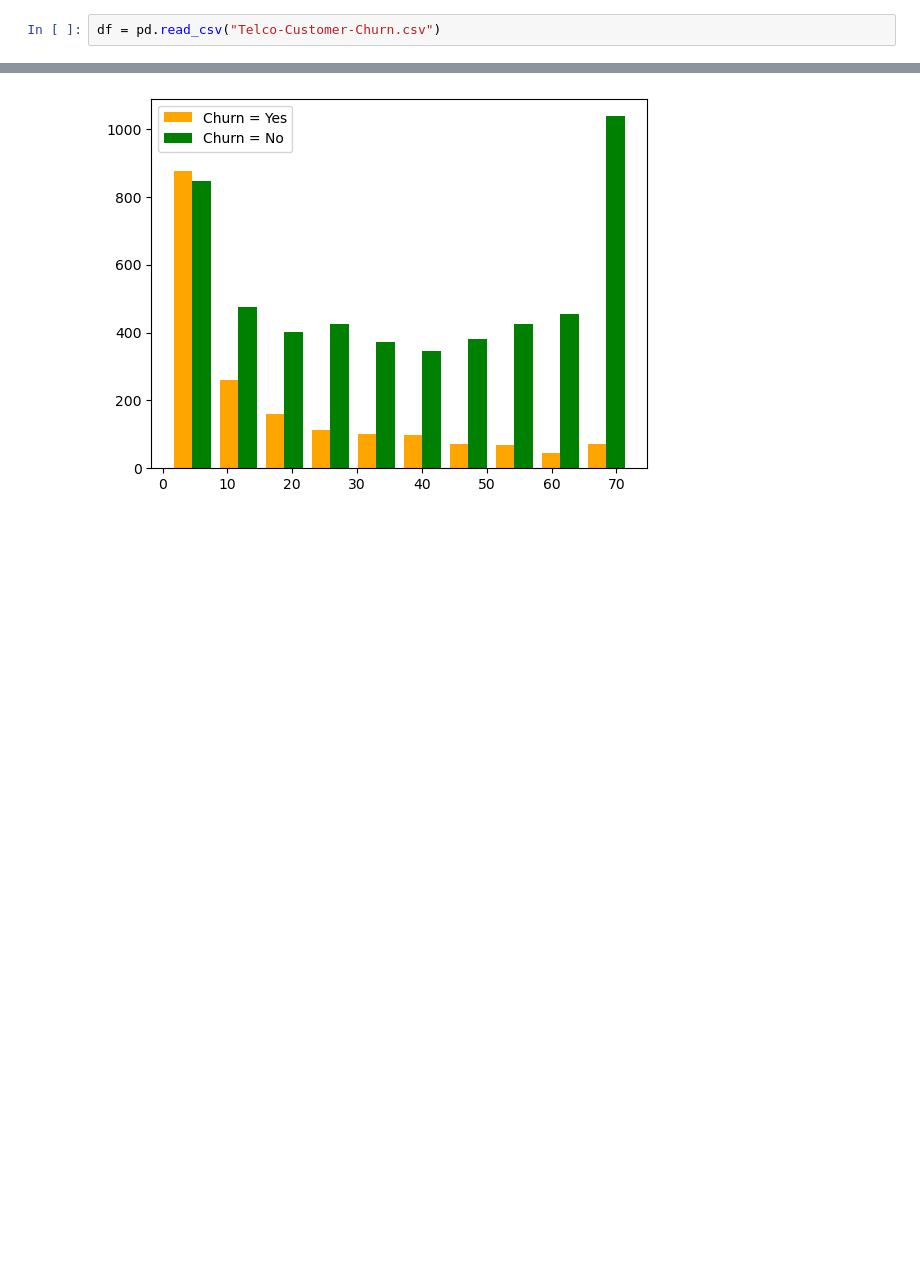
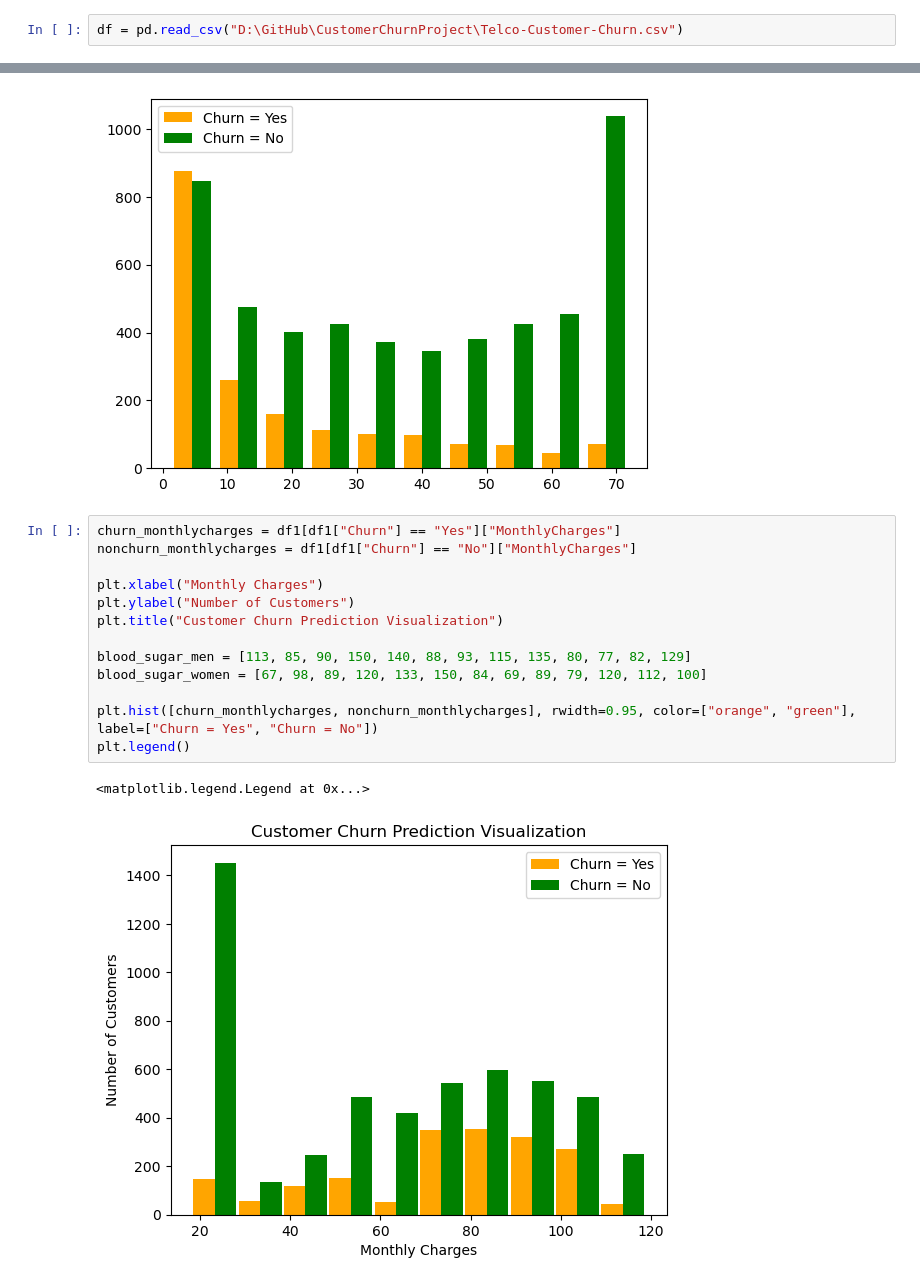
Before and after one commit to benboda/CustomerChurnProject, a Jupyter notebook: model.ipynb, the cells around one changed output, grey strips where cells are left out. Cells and saved outputs as stored; diff of their text form; blank space fills up the shorter version.

```diff
--- a/model.ipynb
+++ b/model.ipynb
@@ -8,7 +8,7 @@ import numpy as np
 from matplotlib import pyplot as plt
 import sklearn
 # %%
-df = pd.read_csv("Telco-Customer-Churn.csv")
+df = pd.read_csv("D:\GitHub\CustomerChurnProject\Telco-Customer-Churn.csv")
 # %%
 df.head(10)
 # %% [output]
@@ -172,3 +172,19 @@ plt.legend()
 # %% [output]
 <matplotlib.legend.Legend at 0x...>
 [figure]
+# %%
+churn_monthlycharges = df1[df1["Churn"] == "Yes"]["MonthlyCharges"]
+nonchurn_monthlycharges = df1[df1["Churn"] == "No"]["MonthlyCharges"]
+
+plt.xlabel("Monthly Charges")
+plt.ylabel("Number of Customers")
+plt.title("Customer Churn Prediction Visualization")
+
+blood_sugar_men = [113, 85, 90, 150, 140, 88, 93, 115, 135, 80, 77, 82, 129]
+blood_sugar_women = [67, 98, 89, 120, 133, 150, 84, 69, 89, 79, 120, 112, 100]
+
+plt.hist([churn_monthlycharges, nonchurn_monthlycharges], rwidth=0.95, color=["orange", "green"], label=["Churn = Yes", "Churn = No"])
+plt.legend()
+# %% [output]
+<matplotlib.legend.Legend at 0x...>
+[figure, added]
```
Also changed, not shown: parts of 2 cells of this notebook.
